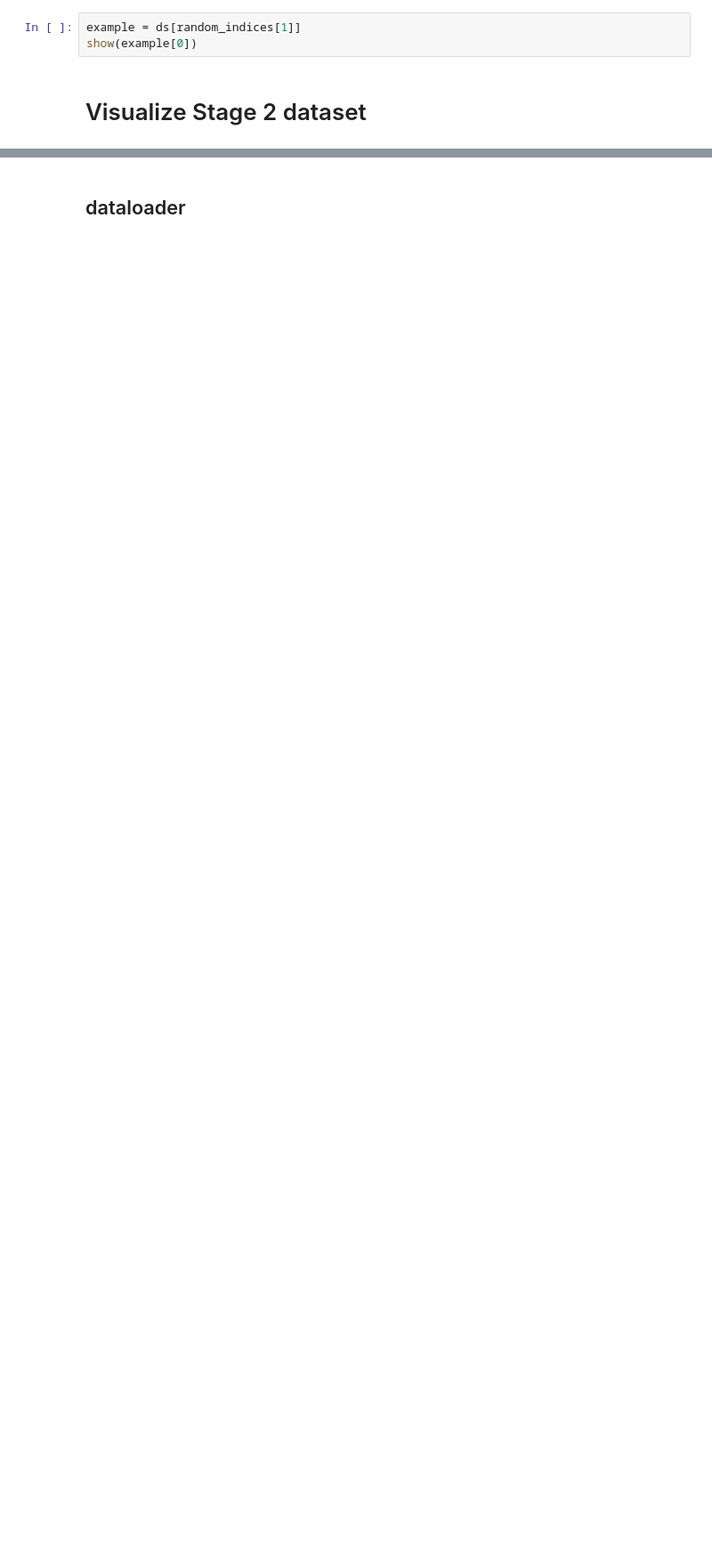
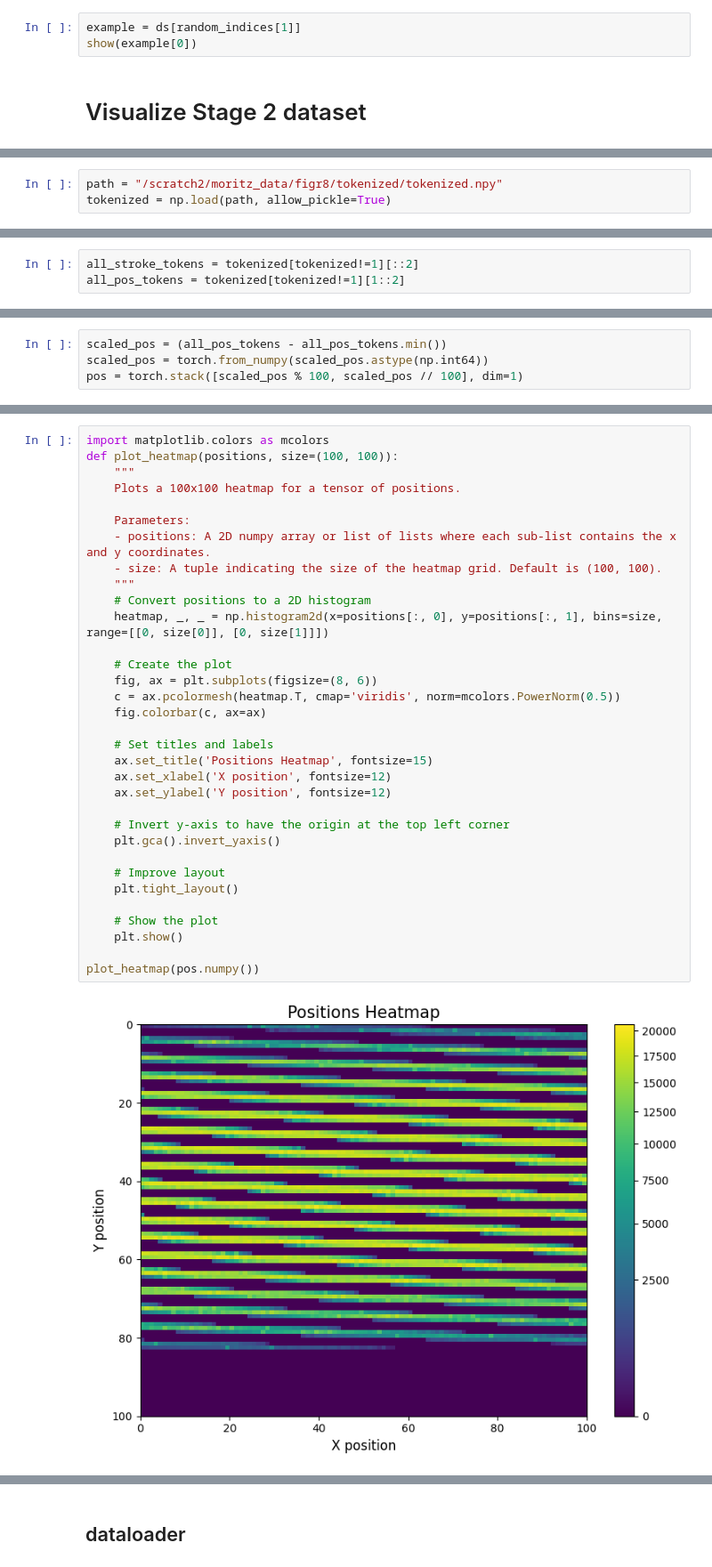
Before and after one commit to potpov/VectorGrimoire, a Jupyter notebook: visualizations.ipynb, the cells around one changed output, grey strips where cells are left out. Shown: that part at 89% size. Cells and saved outputs as stored; diff of their text form; blank space fills up the shorter version.

```diff
--- a/visualizations.ipynb
+++ b/visualizations.ipynb
@@ -406,0 +411,3 @@ from svg_fixing import get_fixed_svg_drawing, get_fixed_svg_render
+# %%
+path = "/scratch2/moritz_data/figr8/tokenized/tokenized.npy"
+tokenized = np.load(path, allow_pickle=True)
@@ -406,0 +437,3 @@ from svg_fixing import get_fixed_svg_drawing, get_fixed_svg_render
+# %%
+all_stroke_tokens = tokenized[tokenized!=1][::2]
+all_pos_tokens = tokenized[tokenized!=1][1::2]
@@ -406,0 +448,4 @@ from svg_fixing import get_fixed_svg_drawing, get_fixed_svg_render
+# %%
+scaled_pos = (all_pos_tokens - all_pos_tokens.min())
+scaled_pos = torch.from_numpy(scaled_pos.astype(np.int64))
+pos = torch.stack([scaled_pos % 100, scaled_pos // 100], dim=1)
@@ -406,0 +456,35 @@ from svg_fixing import get_fixed_svg_drawing, get_fixed_svg_render
+# %%
+import matplotlib.colors as mcolors
+def plot_heatmap(positions, size=(100, 100)):
+    """
+    Plots a 100x100 heatmap for a tensor of positions.
+
+    Parameters:
+    - positions: A 2D numpy array or list of lists where each sub-list contains the x and y coordinates.
+    - size: A tuple indicating the size of the heatmap grid. Default is (100, 100).
+    """
+    # Convert positions to a 2D histogram
+    heatmap, _, _ = np.histogram2d(x=positions[:, 0], y=positions[:, 1], bins=size, range=[[0, size[0]], [0, size[1]]])
+
+    # Create the plot
+    fig, ax = plt.subplots(figsize=(8, 6))
+    c = ax.pcolormesh(heatmap.T, cmap='viridis', norm=mcolors.PowerNorm(0.5))
+    fig.colorbar(c, ax=ax)
+
+    # Set titles and labels
+    ax.set_title('Positions Heatmap', fontsize=15)
+    ax.set_xlabel('X position', fontsize=12)
+    ax.set_ylabel('Y position', fontsize=12)
+
+    # Invert y-axis to have the origin at the top left corner
+    plt.gca().invert_yaxis()
+
+    # Improve layout
+    plt.tight_layout()
+
+    # Show the plot
+    plt.show()
+
+plot_heatmap(pos.numpy())
+# %% [output]
+[figure, added]
```
Also changed, not shown: parts of 21 cells of this notebook, 39 other files.
